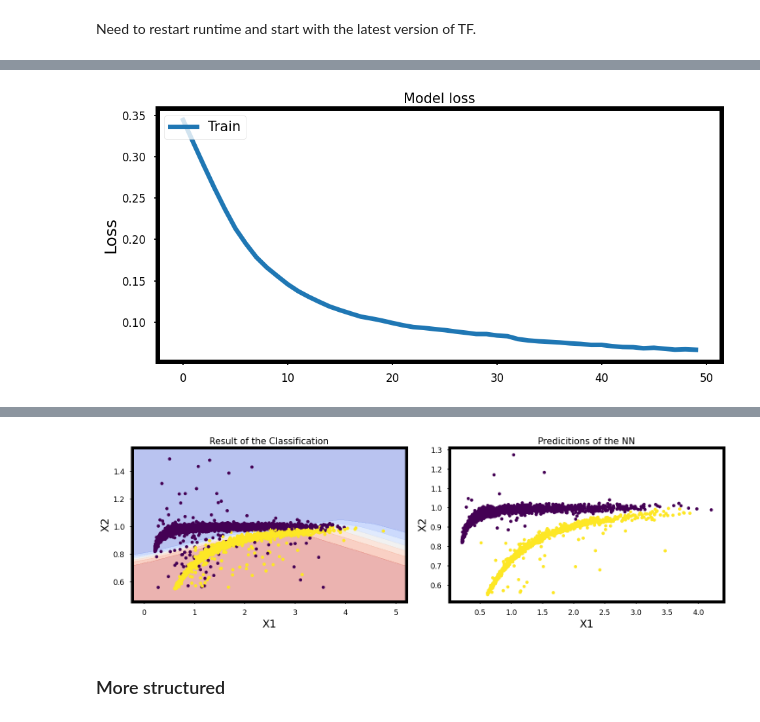
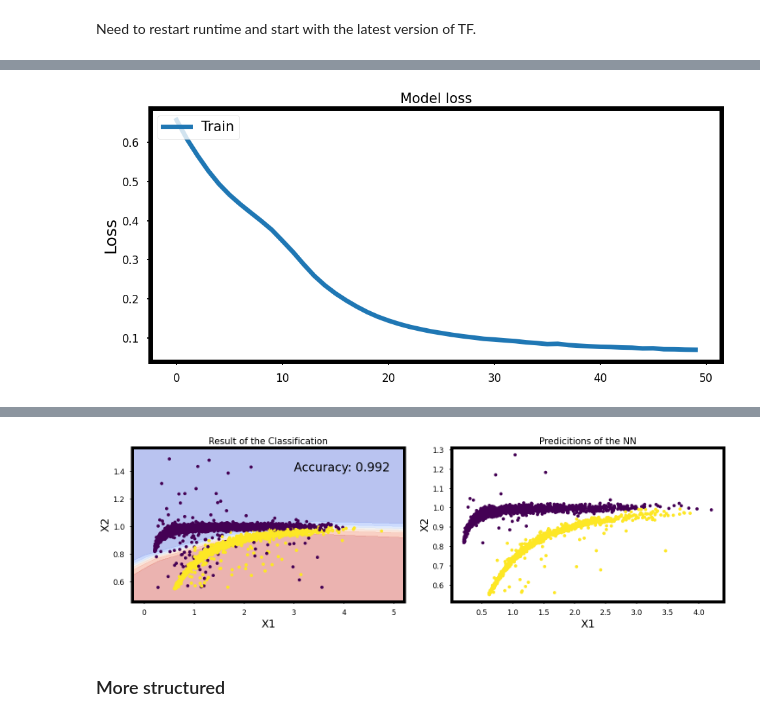
Before and after one commit to sraeisi/MachineLearning_Physics, a Jupyter notebook: 2/MLP_NN_Libraries.ipynb, the cells around one changed output, grey strips where cells are left out. Cells and saved outputs as stored; diff of their text form; code cells hidden in the pictures.

```diff
--- a/2/MLP_NN_Libraries.ipynb
+++ b/2/MLP_NN_Libraries.ipynb
@@ -6,7 +6,7 @@
 import numpy as np
 import pandas as pd
 import matplotlib.pyplot as plt
-plt.style.use('seaborn-talk')
+plt.style.use('seaborn-v0_8-talk')
 
 import datetime
 
@@ -249,7 +247,7 @@ _________________________________________________________________
 # %%
 model.compile( loss=ks.losses.binary_crossentropy  ,
               optimizer = ks.optimizers.SGD() ,
-              metrics = ks.metrics.binary_accuracy )
+              metrics = [ks.metrics.binary_accuracy] )
 # %%
 # print(Counter(Y))
 model.predict(X_test[:3])
@@ -294,7 +292,7 @@ plt.legend(['Train', 'Test'], loc='upper left')
 plt.tight_layout()
 plt.show()
 # %% [output]
-[figure, old version]
+[figure, new version]
 # %%
 #predictions of the model for test set
 y_predict = (model.predict(X_test)>.5).astype(int)
@@ -308,7 +306,11 @@ ax = fig.add_subplot(121 , xlabel = 'X1', ylabel='X2', title = 'Result of the Cl
 
 ax.contourf(x1_list, x2_list, Y_grid, alpha=.4, cmap=plt.cm.coolwarm)
 ax.scatter(*X.T, c=Y)
-# ax.text(3, 1.4, f'Accuracy: {np.round( model.score(X_test.T, Y_test) , 3)}' , fontsize=20)
+
+#Model accuracy
+loss, accuracy = model.evaluate(X_test, Y_test, verbose=0)
+ax.text(3, 1.4, f'Accuracy: {np.round(accuracy, 3)}' , fontsize=20)
+
 
 ax = fig.add_subplot(122 , xlabel = 'X1', ylabel='X2', title = 'Predicitions of the NN')
 plt.scatter(*X_test.T, c = y_predict.reshape(-1))
@@ -322,4 +324,4 @@ plt.show()
-[figure, old version]
+[figure, new version]
 # %% [markdown]
 ### More structured
 # %%
```
Also changed, not shown: parts of 5 cells of this notebook.
